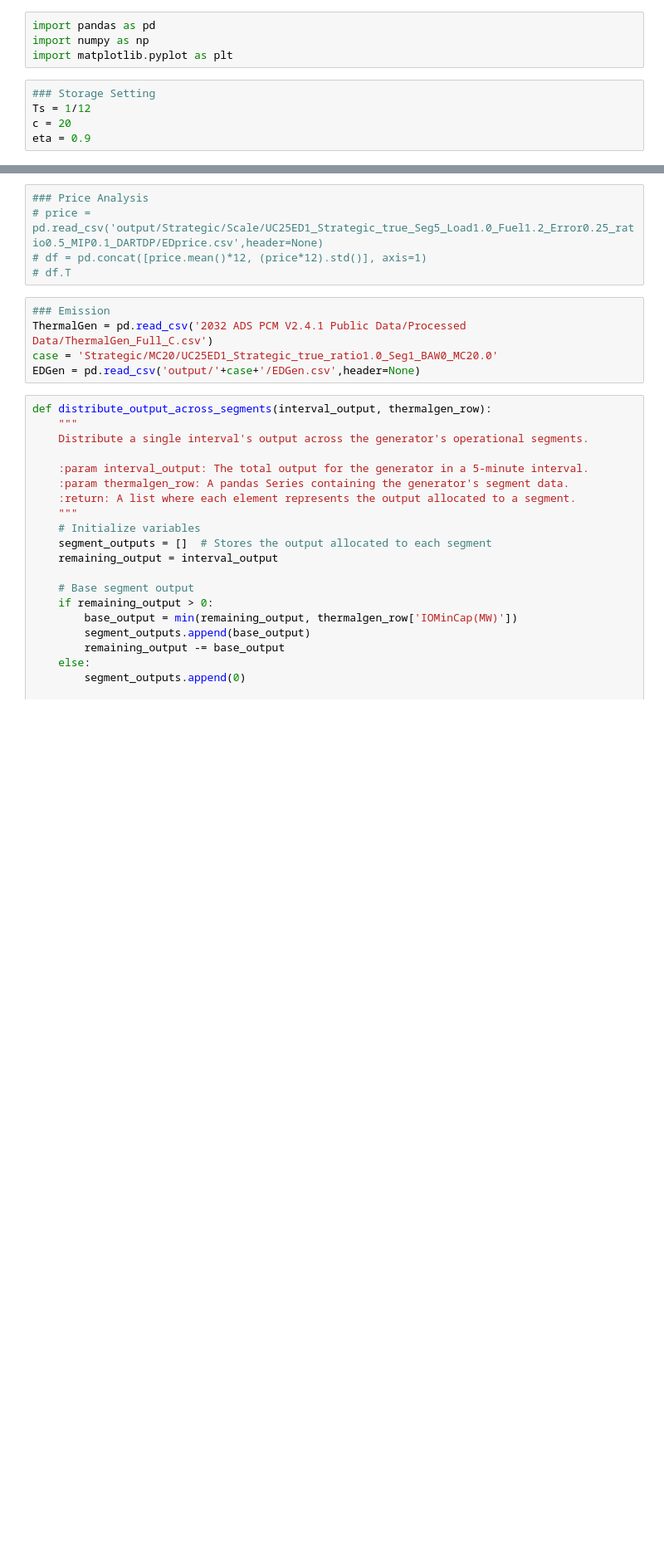
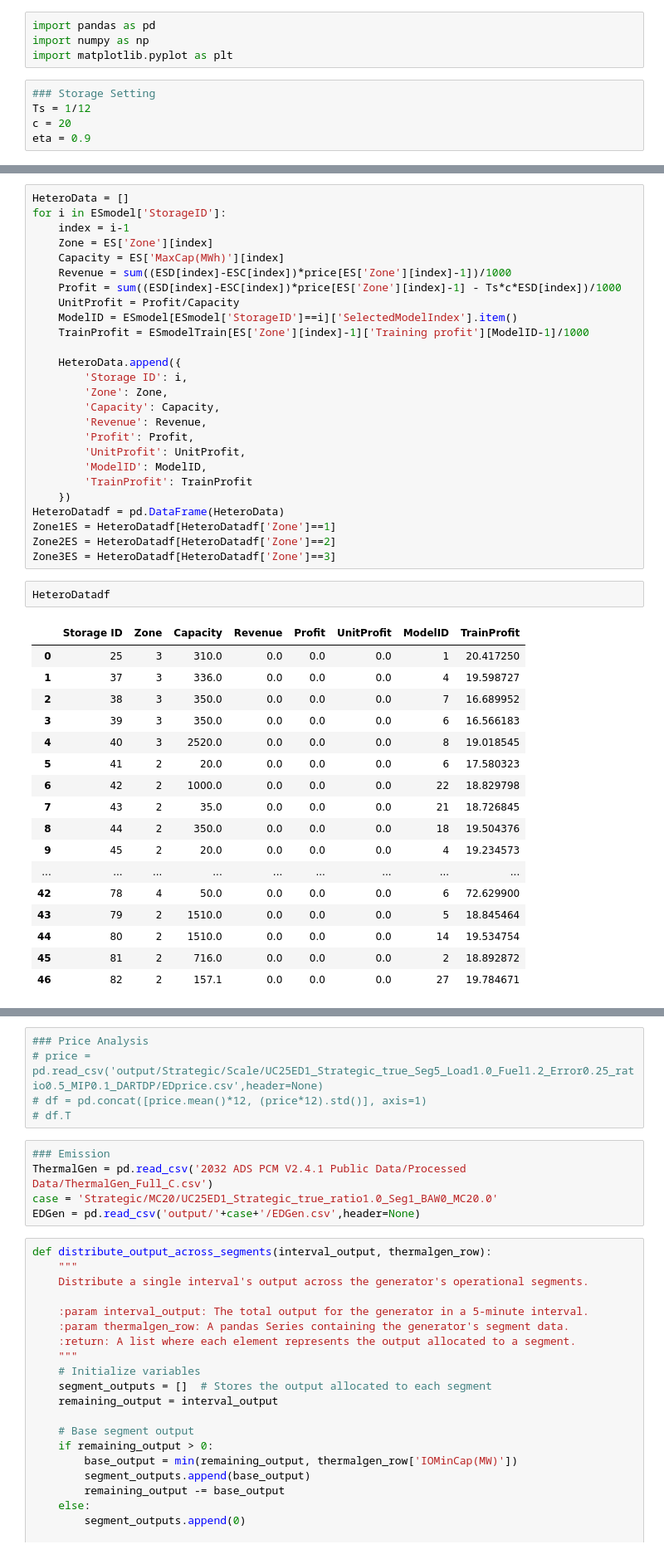
Before and after one commit to niklauskun/STESTS-Archive, a Jupyter notebook: Plot-STESTS.ipynb, the cells around one changed output, grey strips where cells are left out. Shown at 83% size. Saved outputs shown, nothing was run; the diff lists cells and outputs as text; blank space fills up the shorter version.

```diff
--- a/Plot-STESTS.ipynb
+++ b/Plot-STESTS.ipynb
@@ -113,0 +78,46 @@ sum(Zone3ES['UnitProfit']*Zone3ES['Capacity'])/sum(Zone3ES['Capacity'])
+# %%
+HeteroData = []
+for i in ESmodel['StorageID']:
+    index = i-1
+    Zone = ES['Zone'][index]
+    Capacity = ES['MaxCap(MWh)'][index]
+    Revenue = sum((ESD[index]-ESC[index])*price[ES['Zone'][index]-1])/1000
+    Profit = sum((ESD[index]-ESC[index])*price[ES['Zone'][index]-1] - Ts*c*ESD[index])/1000
+    UnitProfit = Profit/Capacity
+    ModelID = ESmodel[ESmodel['StorageID']==i]['SelectedModelIndex'].item()
+    TrainProfit = ESmodelTrain[ES['Zone'][index]-1]['Training profit'][ModelID-1]/1000
+
+    HeteroData.append({
+        'Storage ID': i,
+        'Zone': Zone,
+        'Capacity': Capacity,
+        'Revenue': Revenue,
+        'Profit': Profit,
+        'UnitProfit': UnitProfit,
+        'ModelID': ModelID,
+        'TrainProfit': TrainProfit
+    })
+HeteroDatadf = pd.DataFrame(HeteroData)
+Zone1ES = HeteroDatadf[HeteroDatadf['Zone']==1]
+Zone2ES = HeteroDatadf[HeteroDatadf['Zone']==2]
+Zone3ES = HeteroDatadf[HeteroDatadf['Zone']==3]
+# %%
+HeteroDatadf
+# %% [output]
+|  | Storage ID | Zone | Capacity | Revenue | Profit | UnitProfit | ModelID | TrainProfit |
+| 0 | 25 | 3 | 310.0 | 0.0 | 0.0 | 0.0 | 1 | 20.417250 |
+| 1 | 37 | 3 | 336.0 | 0.0 | 0.0 | 0.0 | 4 | 19.598727 |
+| 2 | 38 | 3 | 350.0 | 0.0 | 0.0 | 0.0 | 7 | 16.689952 |
+| 3 | 39 | 3 | 350.0 | 0.0 | 0.0 | 0.0 | 6 | 16.566183 |
+| 4 | 40 | 3 | 2520.0 | 0.0 | 0.0 | 0.0 | 8 | 19.018545 |
+| 5 | 41 | 2 | 20.0 | 0.0 | 0.0 | 0.0 | 6 | 17.580323 |
+| 6 | 42 | 2 | 1000.0 | 0.0 | 0.0 | 0.0 | 22 | 18.829798 |
+| 7 | 43 | 2 | 35.0 | 0.0 | 0.0 | 0.0 | 21 | 18.726845 |
+| 8 | 44 | 2 | 350.0 | 0.0 | 0.0 | 0.0 | 18 | 19.504376 |
+| 9 | 45 | 2 | 20.0 | 0.0 | 0.0 | 0.0 | 4 | 19.234573 |
+| ... | ... | ... | ... | ... | ... | ... | ... | ... |
+| 42 | 78 | 4 | 50.0 | 0.0 | 0.0 | 0.0 | 6 | 72.629900 |
+| 43 | 79 | 2 | 1510.0 | 0.0 | 0.0 | 0.0 | 5 | 18.845464 |
+| 44 | 80 | 2 | 1510.0 | 0.0 | 0.0 | 0.0 | 14 | 19.534754 |
+| 45 | 81 | 2 | 716.0 | 0.0 | 0.0 | 0.0 | 2 | 18.892872 |
+| 46 | 82 | 2 | 157.1 | 0.0 | 0.0 | 0.0 | 27 | 19.784671 |
```
Also changed, not shown: parts of 22 cells of this notebook, 7 other files.
